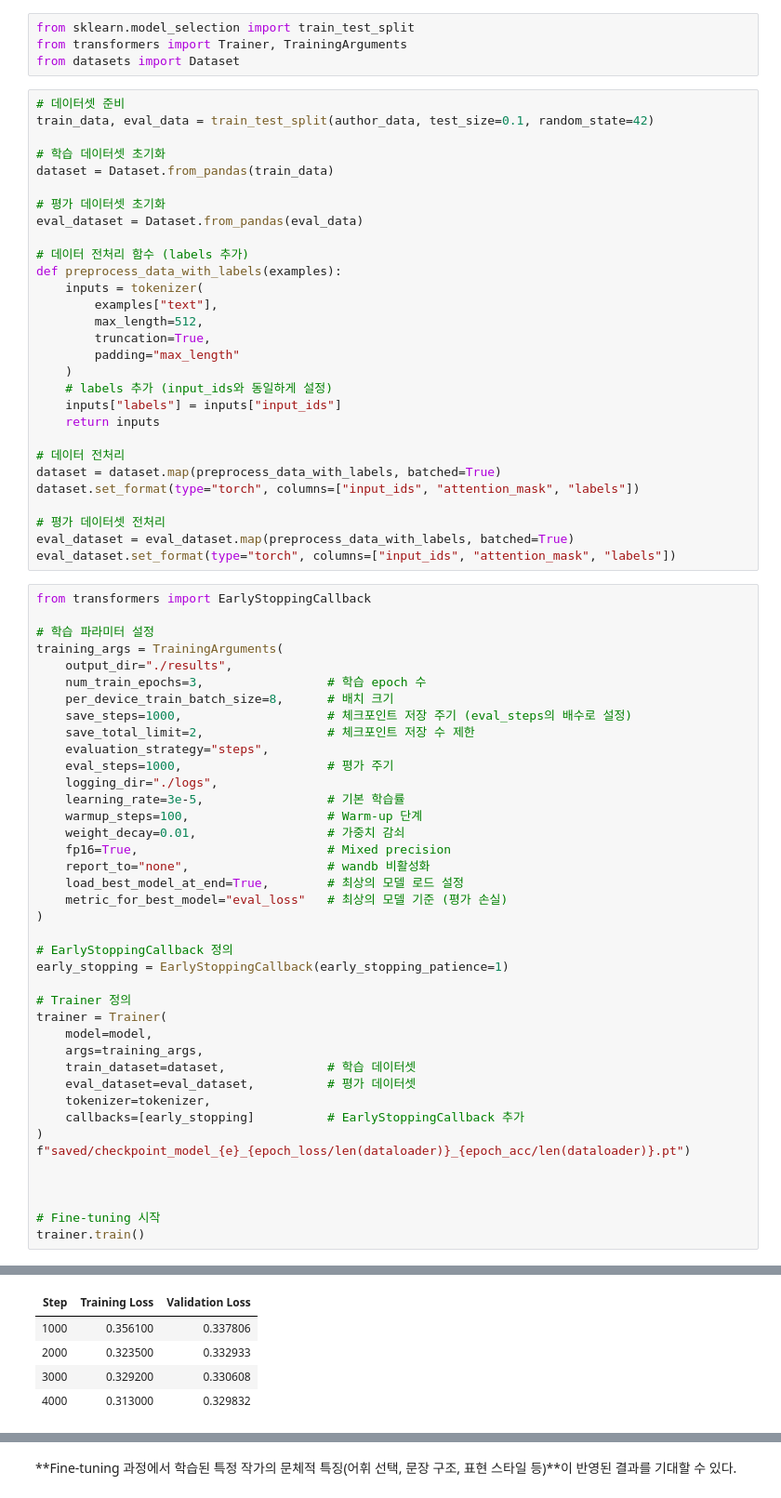
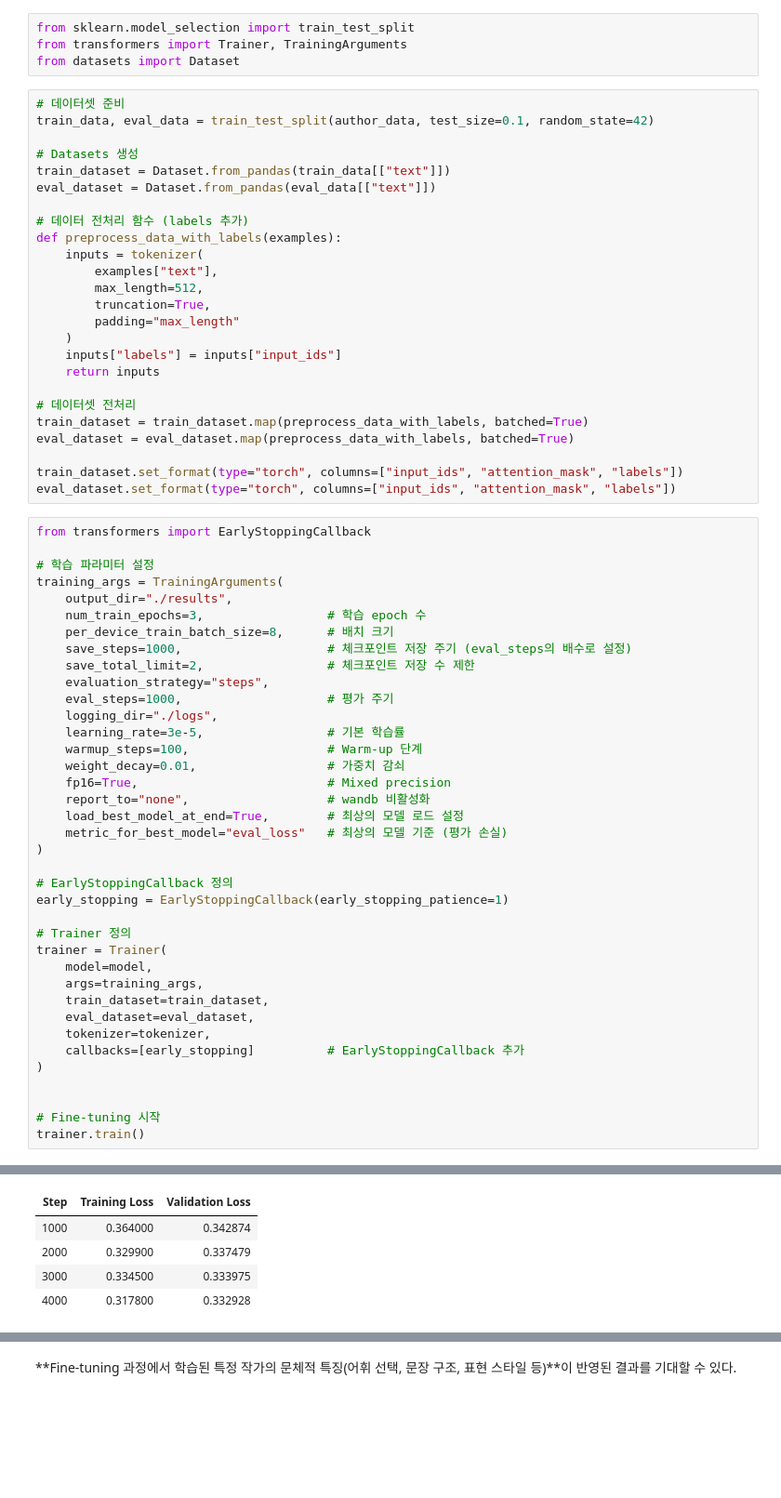
Before and after one commit to dyfzl/AI-, a Jupyter notebook: Untitled0.ipynb, the cells around one changed output, grey strips where cells are left out. Shown at 93% size. Cells and saved outputs as stored; diff of their text form; blank space fills up the shorter version.

```diff
--- a/Untitled0.ipynb
+++ b/Untitled0.ipynb
@@ -82,11 +97,9 @@ from datasets import Dataset
 # 데이터셋 준비
 train_data, eval_data = train_test_split(author_data, test_size=0.1, random_state=42)
 
-# 학습 데이터셋 초기화
-dataset = Dataset.from_pandas(train_data)
-
-# 평가 데이터셋 초기화
-eval_dataset = Dataset.from_pandas(eval_data)
+# Datasets 생성
+train_dataset = Dataset.from_pandas(train_data[["text"]])
+eval_dataset = Dataset.from_pandas(eval_data[["text"]])
 
 # 데이터 전처리 함수 (labels 추가)
 def preprocess_data_with_labels(examples):
@@ -96,16 +109,14 @@ def preprocess_data_with_labels(examples):
         truncation=True,
         padding="max_length"
     )
-    # labels 추가 (input_ids와 동일하게 설정)
     inputs["labels"] = inputs["input_ids"]
     return inputs
 
-# 데이터 전처리
-dataset = dataset.map(preprocess_data_with_labels, batched=True)
-dataset.set_format(type="torch", columns=["input_ids", "attention_mask", "labels"])
+# 데이터셋 전처리
+train_dataset = train_dataset.map(preprocess_data_with_labels, batched=True)
+eval_dataset = eval_dataset.map(preprocess_data_with_labels, batched=True)
 
-# 평가 데이터셋 전처리
-eval_dataset = eval_dataset.map(preprocess_data_with_labels, batched=True)
+train_dataset.set_format(type="torch", columns=["input_ids", "attention_mask", "labels"])
 eval_dataset.set_format(type="torch", columns=["input_ids", "attention_mask", "labels"])
 # %%
 from transformers import EarlyStoppingCallback
@@ -136,13 +147,11 @@ early_stopping = EarlyStoppingCallback(early_stopping_patience=1)
 trainer = Trainer(
     model=model,
     args=training_args,
-    train_dataset=dataset,              # 학습 데이터셋
-    eval_dataset=eval_dataset,          # 평가 데이터셋
+    train_dataset=train_dataset,
+    eval_dataset=eval_dataset,
     tokenizer=tokenizer,
     callbacks=[early_stopping]          # EarlyStoppingCallback 추가
 )
-f"saved/checkpoint_model_{e}_{epoch_loss/len(dataloader)}_{epoch_acc/len(dataloader)}.pt")
-
 
 
 # Fine-tuning 시작
@@ -152,6 +161,6 @@ trainer.train()
 | Step | Training Loss | Validation Loss |
-| 1000 | 0.356100 | 0.337806 |
-| 2000 | 0.323500 | 0.332933 |
-| 3000 | 0.329200 | 0.330608 |
-| 4000 | 0.313000 | 0.329832 |
+| 1000 | 0.364000 | 0.342874 |
+| 2000 | 0.329900 | 0.337479 |
+| 3000 | 0.334500 | 0.333975 |
+| 4000 | 0.317800 | 0.332928 |
 There were missing keys in the checkpoint model loaded: ['lm_head.weight'].
```
Also changed, not shown: parts of 9 cells of this notebook.
